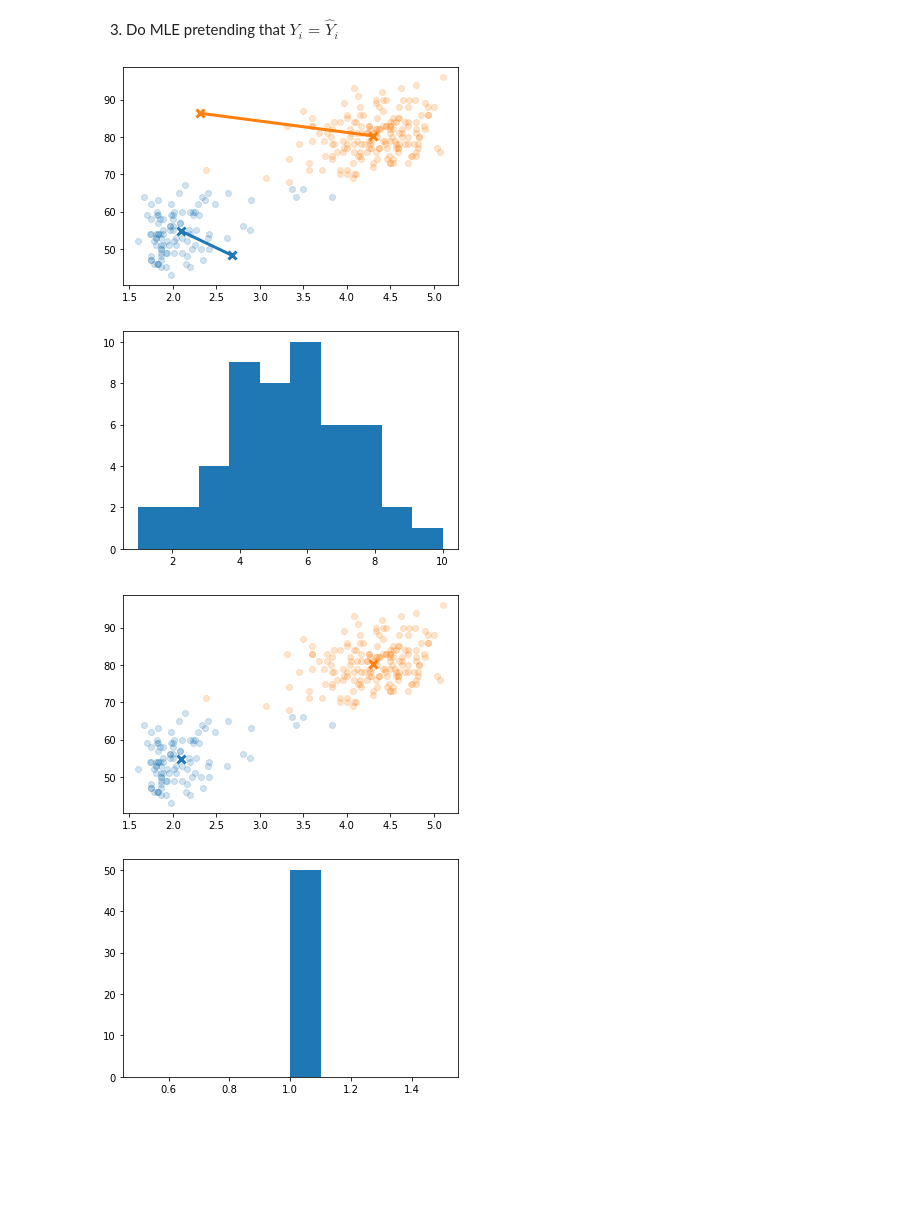
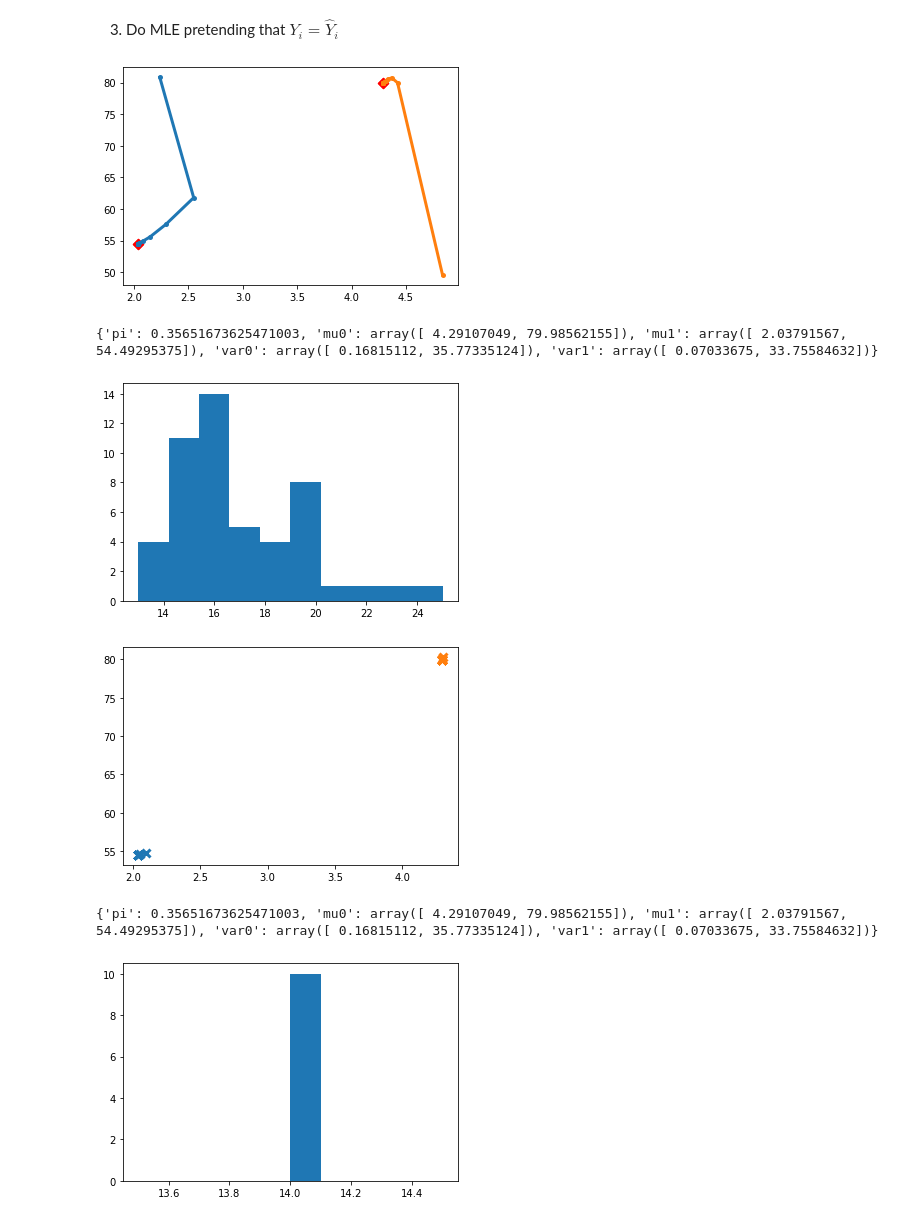
Before and after one commit to martinsun0/AML-assignments, a Jupyter notebook: hw3/3-2/hw3-2-part 2.ipynb, the cells around one changed output. Saved outputs shown, nothing was run; the diff lists cells and outputs as text; code cells hidden in the pictures; blank space fills up the shorter version.

```diff
--- a/hw3/3-2/hw3-2-part 2.ipynb
+++ b/hw3/3-2/hw3-2-part 2.ipynb
@@ -28,8 +28,8 @@ theta = {
     "pi" : 0.5,
     "mu0" : np.array((random.uniform(df.eruptions.min(),df.eruptions.max()),random.uniform(df.waiting.min(),df.waiting.max()))),
     "mu1" : np.array((random.uniform(df.eruptions.min(),df.eruptions.max()),random.uniform(df.waiting.min(),df.waiting.max()))),
-    "std0" : np.array((random.uniform(0,df.eruptions.std()),random.uniform(0,df.waiting.std()))),
-    "std1" : np.array((random.uniform(0,df.eruptions.std()),random.uniform(0,df.waiting.std())))
+    "std0" : np.array((random.uniform(0,df.eruptions.var()),random.uniform(0,df.waiting.var()))),
+    "std1" : np.array((random.uniform(0,df.eruptions.var()),random.uniform(0,df.waiting.var())))
 }
 print(theta)
 # %% [output]
@@ -37,90 +37,83 @@ print(theta)
 # %% [markdown]
 2. Find best guess for cluster membership, assuming theta
 # %%
-def norm_pdf(x, mu, std):
-    return multivariate_normal.pdf(x,mu,std, allow_singular=True)
+def norm_pdf(x, mu, var):
+    return multivariate_normal.pdf(x,mu,var, allow_singular=True)
 
 def E_step(data, theta):
     n_rows = data.shape[0]
-    y_pred = np.empty(n_rows,bool)
+    y_pred = np.empty(n_rows)
     for i in range(n_rows):
-        numerator = theta["pi"] * norm_pdf(data[i], theta["mu1"], theta["std1"])
-        denominator = numerator + (1-theta["pi"]) * norm_pdf(data[i], theta["mu0"], theta["std0"])
-        prob_y_given_x_under_theta = numerator / denominator
-        y_pred[i] = prob_y_given_x_under_theta > 0.5
+        numerator = theta["pi"] * norm_pdf(data[i], theta["mu1"], theta["var1"])
+        denominator = numerator + (1-theta["pi"]) * norm_pdf(data[i], theta["mu0"], theta["var0"])
+        y_pred[i] = numerator / denominator
     return y_pred
 # %% [markdown]
 3. Do MLE pretending that $Y_i = \hat{Y}_i$
 # %%
 def M_step(y_pred, theta):
-    theta["pi"] = data[y_pred,:].shape[0]/data.shape[0]
-    theta["mu1"] = data[y_pred,:].mean(axis=0)
-    theta["std1"] = data[y_pred,:].std(axis=0)
-    theta["mu0"] = data[~y_pred,:].mean(axis=0)
-    theta["std0"] = data[~y_pred,:].std(axis=0)
+    theta["pi"] = y_pred.sum()/data.shape[0]
+    theta["mu1"] = (y_pred[:,None]*data).sum(axis=0)/y_pred.sum()
+    theta["var1"] = (y_pred[:,None]*(data-theta["mu1"])**2).sum(axis=0)/y_pred.sum()
+    theta["mu0"] = ((1-y_pred)[:,None]*data).sum(axis=0)/(1-y_pred).sum()
+    theta["var0"] = ((1-y_pred)[:,None]*(data-theta["mu0"])**2).sum(axis=0)/(1-y_pred).sum()
     return theta
 # %%
 n_iters = []
 for run in range(50):
-    std = np.array((random.uniform(0,df.eruptions.std()),random.uniform(0,df.waiting.std())))
+    var = np.array((random.uniform(0,df.eruptions.var()),random.uniform(0,df.waiting.var())))
     theta = {
             "pi" : 0.5,
             "mu0" : np.array((random.uniform(df.eruptions.min(),df.eruptions.max()),random.uniform(df.waiting.min(),df.waiting.max()))),
             "mu1" : np.array((random.uniform(df.eruptions.min(),df.eruptions.max()),random.uniform(df.waiting.min(),df.waiting.max()))),
-            "std0" : std,
-            "std1" : std
+            "var0" : var,
+            "var1" : var
         }
-
     mu0 = [theta["mu0"]]
     mu1 = [theta["mu1"]]
     terminate = False
     i=0
     while not terminate:
         y_pred = E_step(data, theta)
-        plt.scatter(data[y_pred,0],data[y_pred,1],alpha=0.2)
-        plt.scatter(data[~y_pred,0],data[~y_pred,1],alpha=0.2)
-        plt.plot(list(zip(*mu1))[0],list(zip(*mu1))[1],marker='x',linewidth=3,markersize=8,mew=3)
-        plt.plot(list(zip(*mu0))[0],list(zip(*mu0))[1],marker='x',linewidth=3,markersize=8,mew=3)
-
+        plt.plot(list(zip(*mu1))[0],list(zip(*mu1))[1],linewidth=3,marker="o",markersize=2,mew=3)
+        plt.plot(list(zip(*mu0))[0],list(zip(*mu0))[1],linewidth=3,marker="o",markersize=2,mew=3)
+        plt.scatter([theta["mu0"][0],theta["mu1"][0]],[theta["mu0"][1],theta["mu1"][1]],c="r",marker='x',linewidths=8)
         display.clear_output(wait=True)
         plt.show()
 
         theta = M_step(y_pred, theta)
+        print(theta)
         mu0.append(theta["mu0"])
         mu1.append(theta["mu1"])
         terminate = len(mu0) > 1 and mu0[-2][0] == mu0[-1][0] and mu0[-2][1] == mu0[-1][1] or theta["pi"] == 0 or theta["pi"] == 1
-        time.sleep(0.2)
         i += 1
-
     n_iters.append(i)
 
     mu0 = np.array(mu0)
     mu1 = np.array(mu1)
 
 plt.hist(n_iters)
 plt.show()
 # %% [output]
-[figure, old version]
+[figure, new version]
+{'pi': 0.35651673625471003, 'mu0': array([ 4.29107049, 79.98562155]), 'mu1': array([ 2.03791567, 54.49295375]), 'var0': array([ 0.16815112, 35.77335124]), 'var1': array([ 0.07033675, 33.75584632])}
-[figure, old version]
+[figure, new version]
 # %%
 from sklearn.cluster import KMeans
 # %%
 n_iters = []
-for run in range(50):
+for run in range(10):
     kmeans = KMeans(n_clusters=2, n_init=1)
     kmeans.fit(data)
     kmeans.labels_
-    std = np.array((random.uniform(0,df.eruptions.std()),random.uniform(0,df.waiting.std())))
-    theta = M_step(kmeans.labels_==1, theta)
-
+    var = np.array((random.uniform(0,df.eruptions.var()),random.uniform(0,df.waiting.var())))
+    theta = M_step(kmeans.labels_, theta)
     mu0 = [theta["mu0"]]
     mu1 = [theta["mu1"]]
     terminate = False
     i=0
     while not terminate:
         y_pred = E_step(data, theta)
-        plt.scatter(data[y_pred,0],data[y_pred,1],alpha=0.2)
-        plt.scatter(data[~y_pred,0],data[~y_pred,1],alpha=0.2)
         plt.plot(list(zip(*mu1))[0],list(zip(*mu1))[1],marker='x',linewidth=3,markersize=8,mew=3)
         plt.plot(list(zip(*mu0))[0],list(zip(*mu0))[1],marker='x',linewidth=3,markersize=8,mew=3)
 
@@ -128,12 +121,11 @@ for run in range(50):
         plt.show()
 
         theta = M_step(y_pred, theta)
+        print(theta)
         mu0.append(theta["mu0"])
         mu1.append(theta["mu1"])
         terminate = len(mu0) > 1 and mu0[-2][0] == mu0[-1][0] and mu0[-2][1] == mu0[-1][1] or theta["pi"] == 0 or theta["pi"] == 1
-        time.sleep(0.2)
         i += 1
-
     n_iters.append(i)
 
     mu0 = np.array(mu0)
@@ -142,5 +134,6 @@ for run in range(50):
 plt.hist(n_iters)
 plt.show()
 # %% [output]
-[figure, old version]
+[figure, new version]
+{'pi': 0.35651673625471003, 'mu0': array([ 4.29107049, 79.98562155]), 'mu1': array([ 2.03791567, 54.49295375]), 'var0': array([ 0.16815112, 35.77335124]), 'var1': array([ 0.07033675, 33.75584632])}
-[figure, old version]
+[figure, new version]
```
Also changed, not shown: 4 other files.
